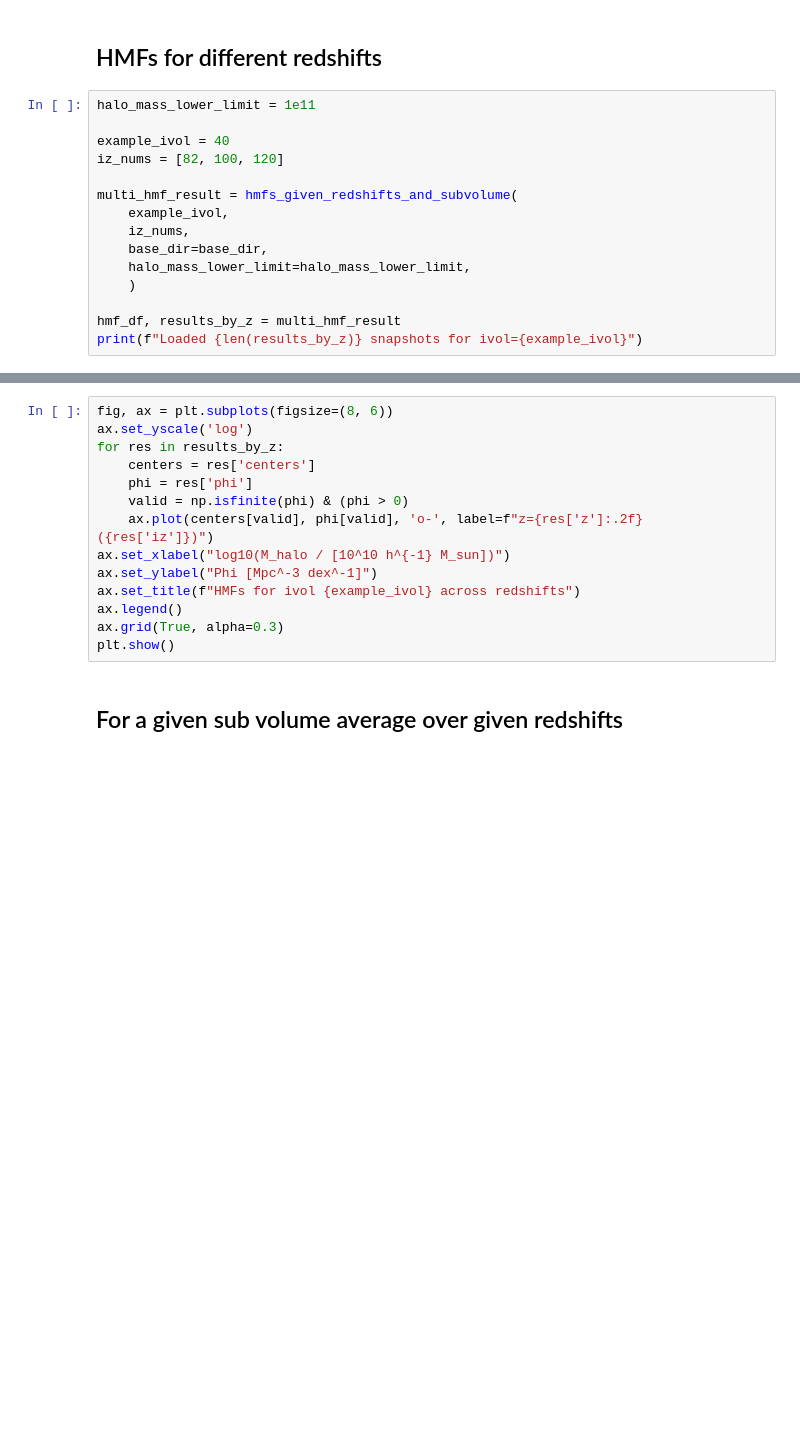
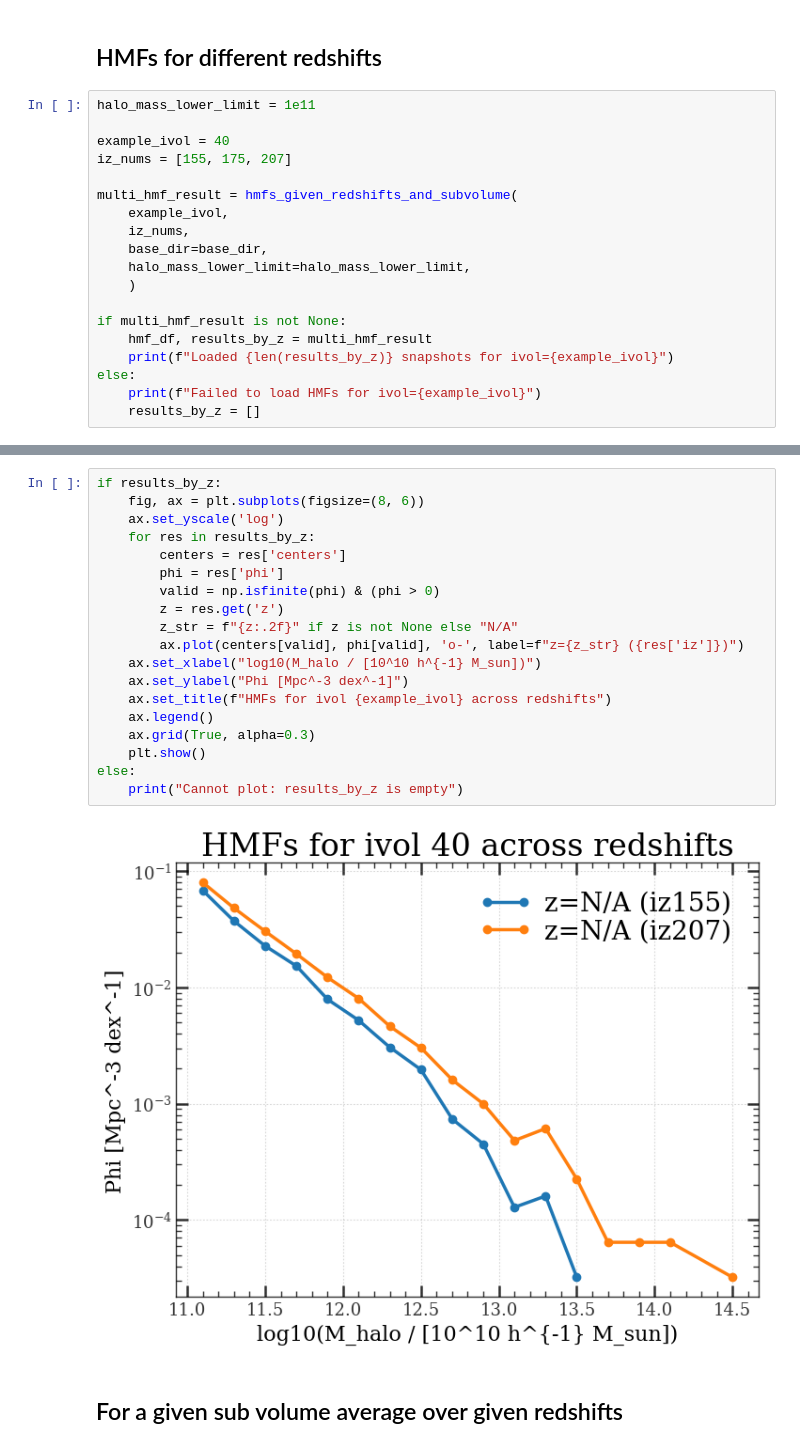
Before and after one commit to OscarHickman/galform_analysis, a Jupyter notebook: examples/mass_functions/hmf.ipynb, the cells around one changed output, grey strips where cells are left out. Cells and saved outputs as stored; diff of their text form; blank space fills up the shorter version.

```diff
--- a/examples/mass_functions/hmf.ipynb
+++ b/examples/mass_functions/hmf.ipynb
@@ -105,7 +133,7 @@ plt.show()
 halo_mass_lower_limit = 1e11
 
 example_ivol = 40
-iz_nums = [82, 100, 120]
+iz_nums = [155, 175, 207]
 
 multi_hmf_result = hmfs_given_redshifts_and_subvolume(
     example_ivol,
@@ -114,5 +142,9 @@ multi_hmf_result = hmfs_given_redshifts_and_subvolume(
     halo_mass_lower_limit=halo_mass_lower_limit,
     )
 
-hmf_df, results_by_z = multi_hmf_result
-print(f"Loaded {len(results_by_z)} snapshots for ivol={example_ivol}")
+if multi_hmf_result is not None:
+    hmf_df, results_by_z = multi_hmf_result
+    print(f"Loaded {len(results_by_z)} snapshots for ivol={example_ivol}")
+else:
+    print(f"Failed to load HMFs for ivol={example_ivol}")
+    results_by_z = []
@@ -119,17 +153,24 @@ print(f"Loaded {len(results_by_z)} snapshots for ivol={example_ivol}")
 # %%
-fig, ax = plt.subplots(figsize=(8, 6))
-ax.set_yscale('log')
-for res in results_by_z:
-    centers = res['centers']
-    phi = res['phi']
-    valid = np.isfinite(phi) & (phi > 0)
-    ax.plot(centers[valid], phi[valid], 'o-', label=f"z={res['z']:.2f} ({res['iz']})")
-ax.set_xlabel("log10(M_halo / [10^10 h^{-1} M_sun])")
-ax.set_ylabel("Phi [Mpc^-3 dex^-1]")
-ax.set_title(f"HMFs for ivol {example_ivol} across redshifts")
-ax.legend()
-ax.grid(True, alpha=0.3)
-plt.show()
+if results_by_z:
+    fig, ax = plt.subplots(figsize=(8, 6))
+    ax.set_yscale('log')
+    for res in results_by_z:
+        centers = res['centers']
+        phi = res['phi']
+        valid = np.isfinite(phi) & (phi > 0)
+        z = res.get('z')
+        z_str = f"{z:.2f}" if z is not None else "N/A"
+        ax.plot(centers[valid], phi[valid], 'o-', label=f"z={z_str} ({res['iz']})")
+    ax.set_xlabel("log10(M_halo / [10^10 h^{-1} M_sun])")
+    ax.set_ylabel("Phi [Mpc^-3 dex^-1]")
+    ax.set_title(f"HMFs for ivol {example_ivol} across redshifts")
+    ax.legend()
+    ax.grid(True, alpha=0.3)
+    plt.show()
+else:
+    print("Cannot plot: results_by_z is empty")
+# %% [output]
+[figure, added]
 # %% [markdown]
 ## For a given sub volume average over given redshifts
 # %%
```
Also changed, not shown: parts of 8 cells of this notebook, 6 other files.
